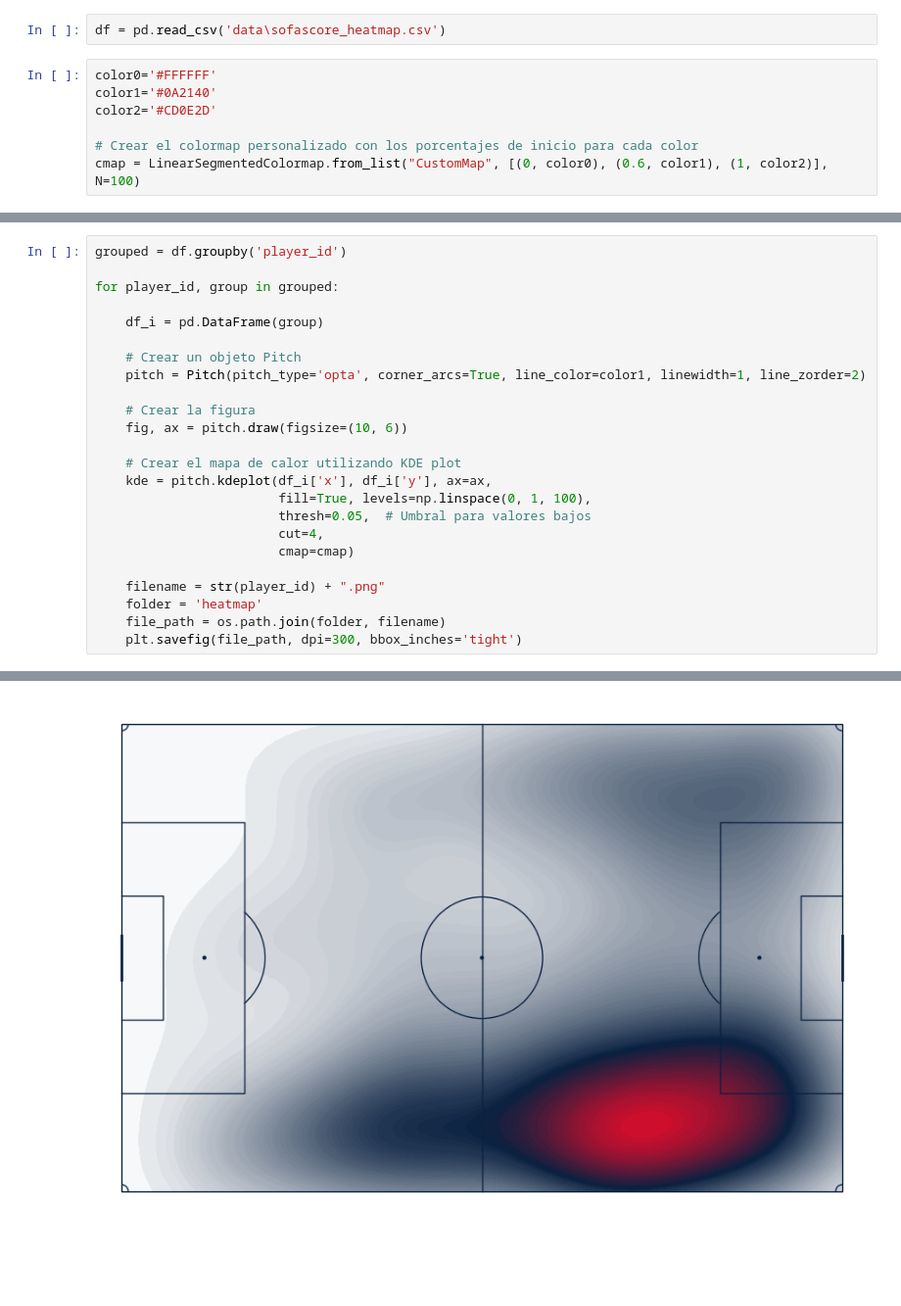
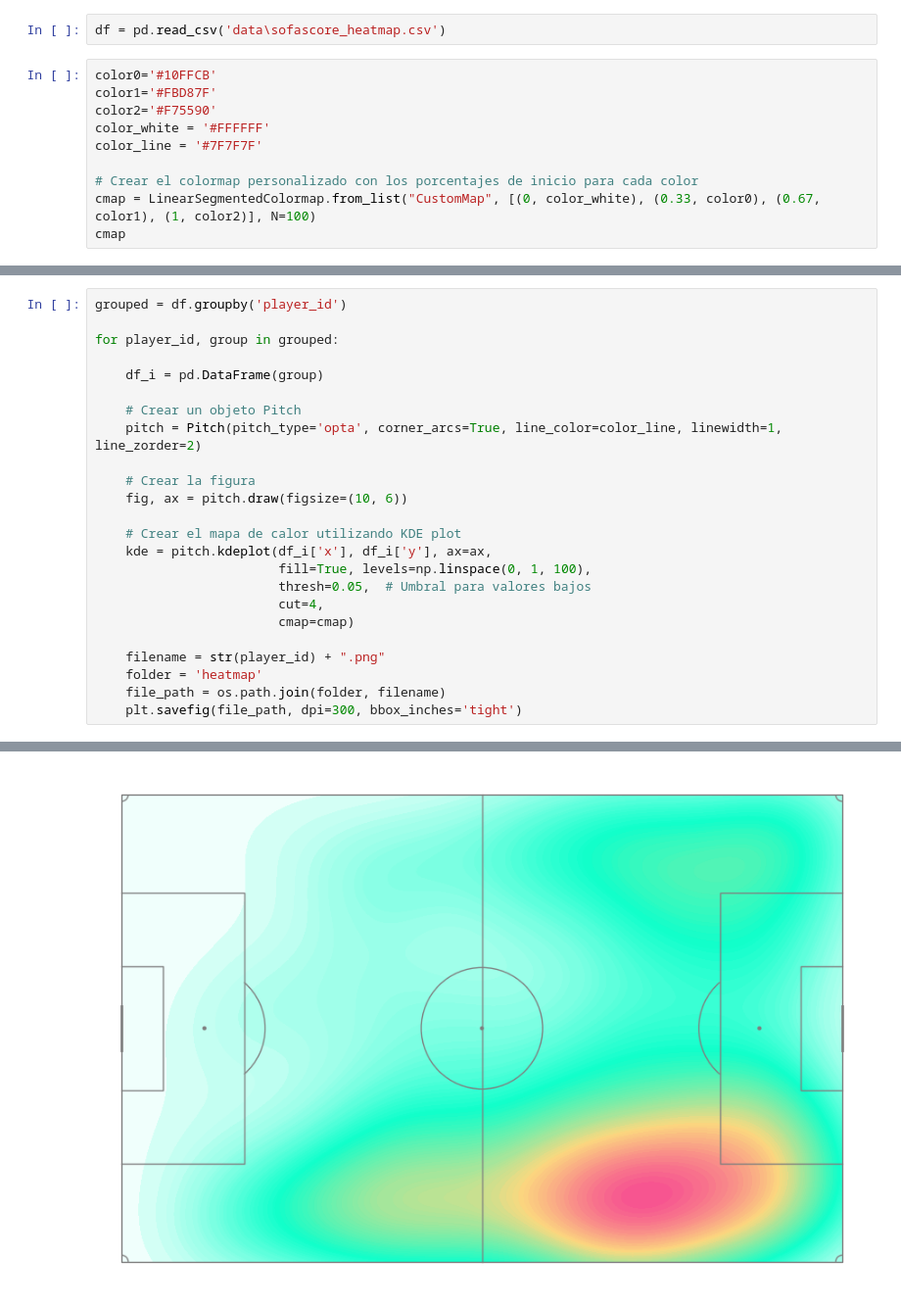
Before and after one commit to agusrjs/scouting-resources, a Jupyter notebook: heatmap.ipynb, the cells around one changed output, grey strips where cells are left out. Shown at 98% size. Saved outputs shown, nothing was run; the diff lists cells and outputs as text; blank space fills up the shorter version.

Commit message:
Color replace

```diff
--- a/heatmap.ipynb
+++ b/heatmap.ipynb
@@ -47,9 +47,12 @@ No heatmap data found for player 994295 in league 11612 and season 63978.
 # %%
 df = pd.read_csv('data\sofascore_heatmap.csv')
 # %%
-color0='#FFFFFF'
-color1='#0A2140'
-color2='#CD0E2D'
+color0='#10FFCB'
+color1='#FBD87F'
+color2='#F75590'
+color_white = '#FFFFFF'
+color_line = '#7F7F7F'
 
 # Crear el colormap personalizado con los porcentajes de inicio para cada color
-cmap = LinearSegmentedColormap.from_list("CustomMap", [(0, color0), (0.6, color1), (1, color2)], N=100)
+cmap = LinearSegmentedColormap.from_list("CustomMap", [(0, color_white), (0.33, color0), (0.67, color1), (1, color2)], N=100)
+cmap
@@ -61,7 +66,7 @@ for player_id, group in grouped:
     df_i = pd.DataFrame(group)
 
     # Crear un objeto Pitch
-    pitch = Pitch(pitch_type='opta', corner_arcs=True, line_color=color1, linewidth=1, line_zorder=2)
+    pitch = Pitch(pitch_type='opta', corner_arcs=True, line_color=color_line, linewidth=1, line_zorder=2)
 
     # Crear la figura
     fig, ax = pitch.draw(figsize=(10, 6))
@@ -86 +91 @@ for player_id, group in grouped:
-[figure, old version]
+[figure, new version]
```
Also changed, not shown: parts of 2 cells of this notebook, 12 other files.
